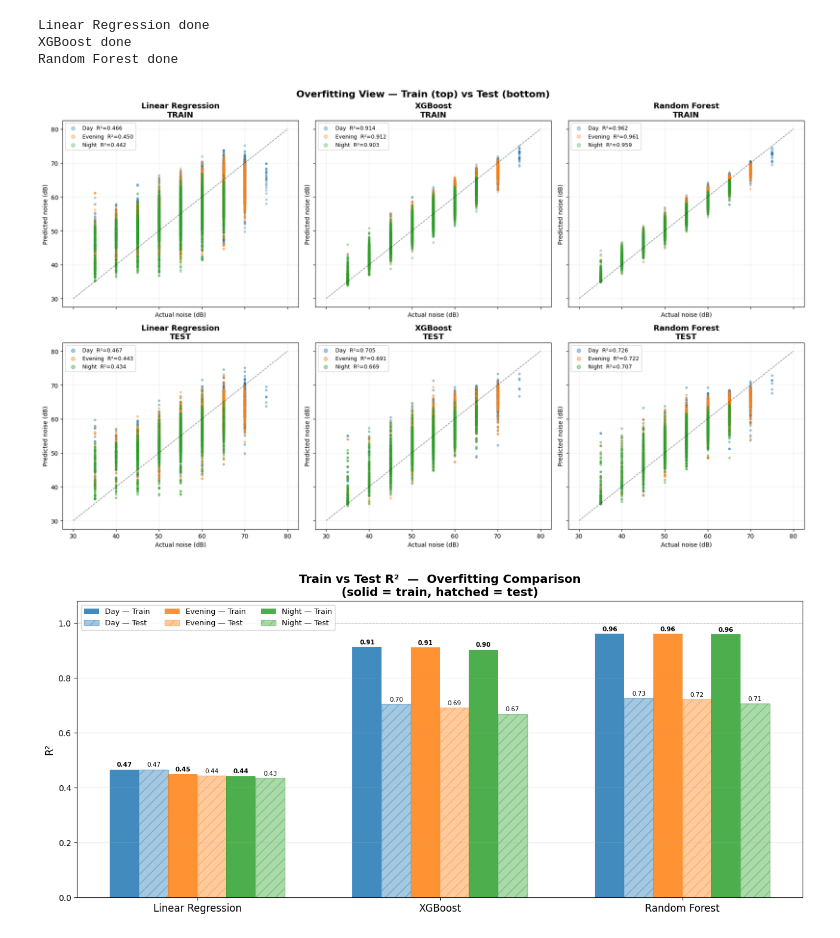
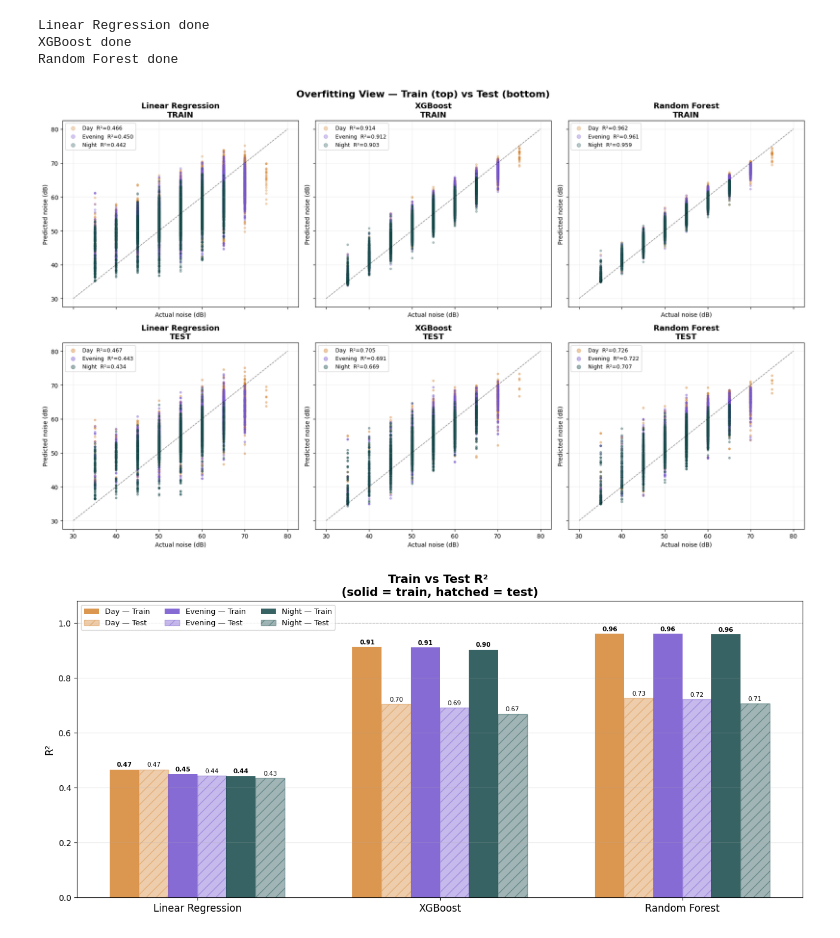
Before and after one commit to AndreaCutroni/ML-Noise-Prediction, a Jupyter notebook: notebooks/utils/model_comparison.ipynb, the cells around one changed output. Saved outputs shown, nothing was run; the diff lists cells and outputs as text; code cells hidden in the pictures.

```diff
--- a/notebooks/utils/model_comparison.ipynb
+++ b/notebooks/utils/model_comparison.ipynb
@@ -18,7 +18,7 @@ X = df.drop(columns=drop_cols).values
 scaler = StandardScaler()
 
 PERIODS = ['day', 'evening', 'night']
-COLORS  = {'day': '#1f77b4', 'evening': '#ff7f0e', 'night': '#2ca02c'}
+COLORS  = {'day': '#d58430', 'evening': '#7251ce', 'night': '#144849'}
 
 MODELS = {
     'Linear Regression': LinearRegression(),
@@ -78,7 +78,7 @@ plt.tight_layout()
 plt.savefig('../../figures/model_comparison.png', dpi=200, bbox_inches='tight')
 plt.show()
 # %% [output]
-[figure, old version]
+[figure, new version]
 # %%
 model_names = list(results.keys())
 x = np.arange(len(model_names))
@@ -93,32 +93,32 @@ for period, offset in period_offsets.items():
 
     pos_tr = x + offset * width * 2 - width * 0.5
     pos_te = x + offset * width * 2 + width * 0.5
 
     bars_tr = ax.bar(pos_tr, r2_trains, width, color=COLORS[period], alpha=0.85,
                      label=f'{period.capitalize()} — Train')
     bars_te = ax.bar(pos_te, r2_tests,  width, color=COLORS[period], alpha=0.4,
                      hatch='//', edgecolor=COLORS[period],
                      label=f'{period.capitalize()} — Test')
 
     for bar, val in zip(bars_tr, r2_trains):
         ax.text(bar.get_x() + bar.get_width() / 2, bar.get_height() + 0.005,
                 f'{val:.2f}', ha='center', va='bottom', fontsize=7.5, fontweight='bold')
     for bar, val in zip(bars_te, r2_tests):
         ax.text(bar.get_x() + bar.get_width() / 2, bar.get_height() + 0.005,
                 f'{val:.2f}', ha='center', va='bottom', fontsize=7.5)
 
 ax.set_xticks(x)
 ax.set_xticklabels(model_names, fontsize=12)
 ax.set_ylabel('R²', fontsize=12)
 ax.set_ylim(0, 1.08)
 ax.axhline(1.0, color='gray', linewidth=0.8, linestyle='--', alpha=0.5)
-ax.set_title('Train vs Test R²  —  Overfitting Comparison\n(solid = train, hatched = test)',
+ax.set_title('Train vs Test R² \n(solid = train, hatched = test)',
              fontsize=14, fontweight='bold')
 ax.legend(fontsize=9, ncol=3, loc='upper left')
 ax.grid(axis='y', alpha=0.3)
 
 plt.tight_layout()
 plt.savefig('../../figures/model_comparison_overfitting.png', dpi=200, bbox_inches='tight')
 plt.show()
 # %% [output]
-[figure, old version]
+[figure, new version]
```
Also changed, not shown: 15 other files.
